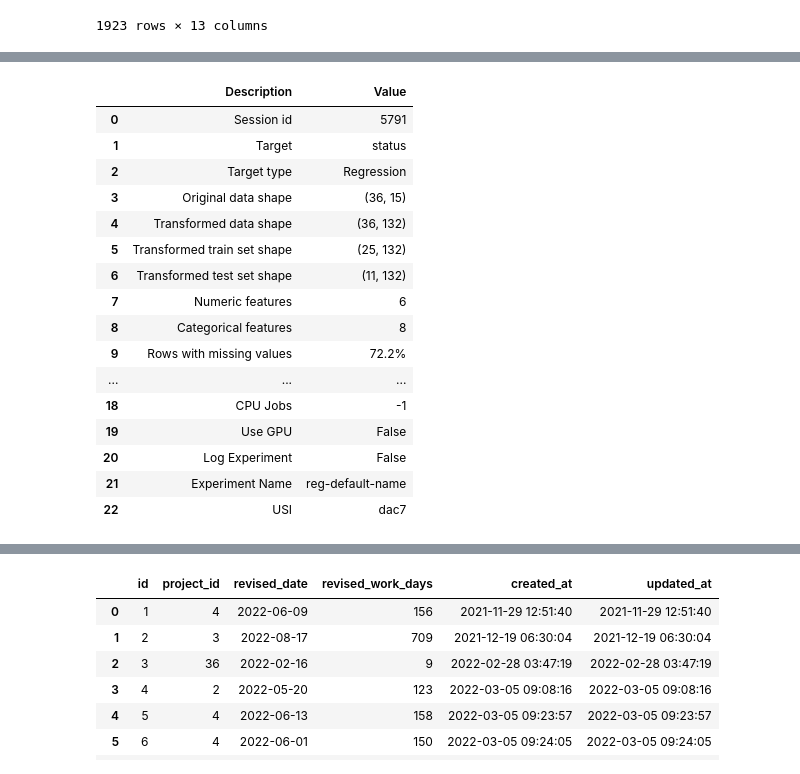
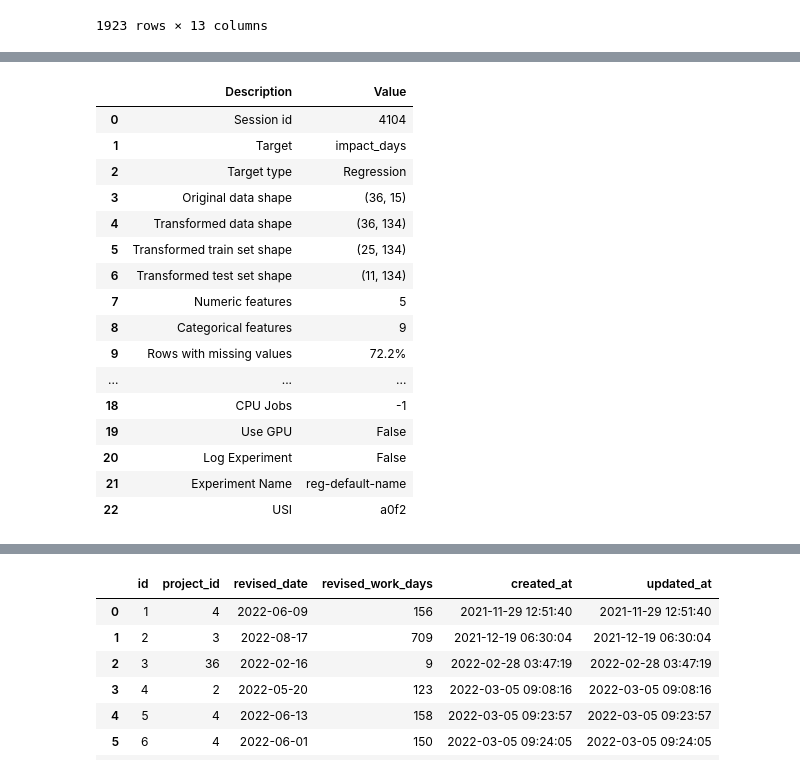
Before and after one commit to RamishFatimaa/Traxidy-Project-Assesment, a Jupyter notebook: Package_Extraction.ipynb, the cells around one changed output, grey strips where cells are left out. Drawn from its saved outputs; the diff is of its cells as text; code cells hidden in the pictures.

Commit message:
Changes in Package and cleaning

```diff
--- a/Package_Extraction.ipynb
+++ b/Package_Extraction.ipynb
@@ -152,6 +151,6 @@ best = compare_models()
 [interactive output not drawn]
 # %%
-df3 = pd.read_csv("changes.csv")
+df3 = pd.read_csv("updated_changes.csv")
 df3
 # %% [output]
 |  | id | creator_id | project_id | approver_contact_id | change_identifier | description | reference | ... |
@@ -174,25 +173,25 @@ df3
 # %%
 from pycaret.regression import *
 
-s = setup(df3, target = 'impact_days')--> Need to clean the dataset
+s = setup(df3, target = 'impact_days')
 # %% [output]
 |  | Description | Value |
-| 0 | Session id | 5791 |
-| 1 | Target | status |
+| 0 | Session id | 4104 |
+| 1 | Target | impact_days |
 | 2 | Target type | Regression |
 | 3 | Original data shape | (36, 15) |
-| 4 | Transformed data shape | (36, 132) |
-| 5 | Transformed train set shape | (25, 132) |
-| 6 | Transformed test set shape | (11, 132) |
-| 7 | Numeric features | 6 |
-| 8 | Categorical features | 8 |
+| 4 | Transformed data shape | (36, 134) |
+| 5 | Transformed train set shape | (25, 134) |
+| 6 | Transformed test set shape | (11, 134) |
+| 7 | Numeric features | 5 |
+| 8 | Categorical features | 9 |
 | 9 | Rows with missing values | 72.2% |
 | ... | ... | ... |
 | 18 | CPU Jobs | -1 |
 | 19 | Use GPU | False |
 | 20 | Log Experiment | False |
 | 21 | Experiment Name | reg-default-name |
-| 22 | USI | dac7 |
+| 22 | USI | a0f2 |
 # %%
 best = compare_models()
 # %% [output]
```
Also changed, not shown: parts of 22 cells of this notebook, 1 other file.
